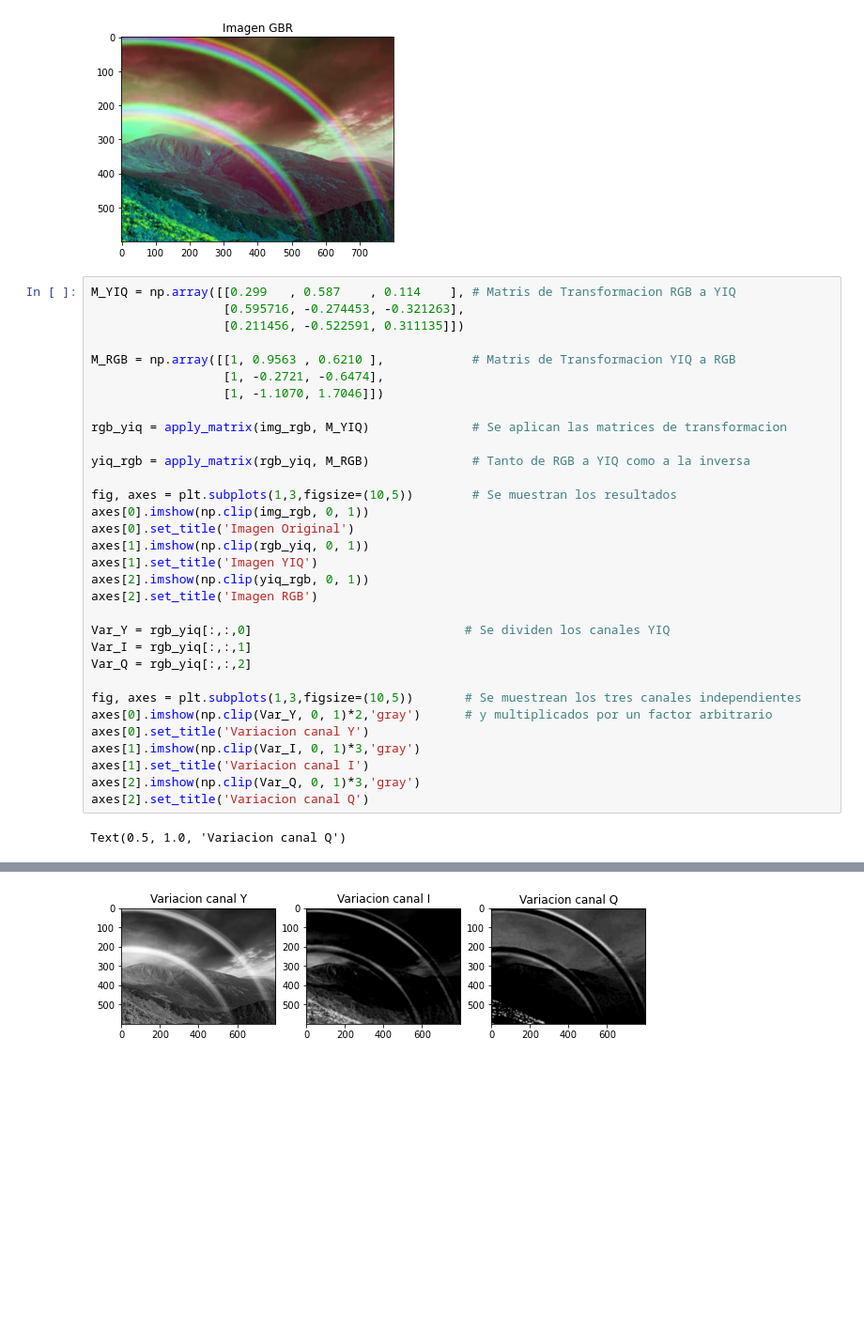
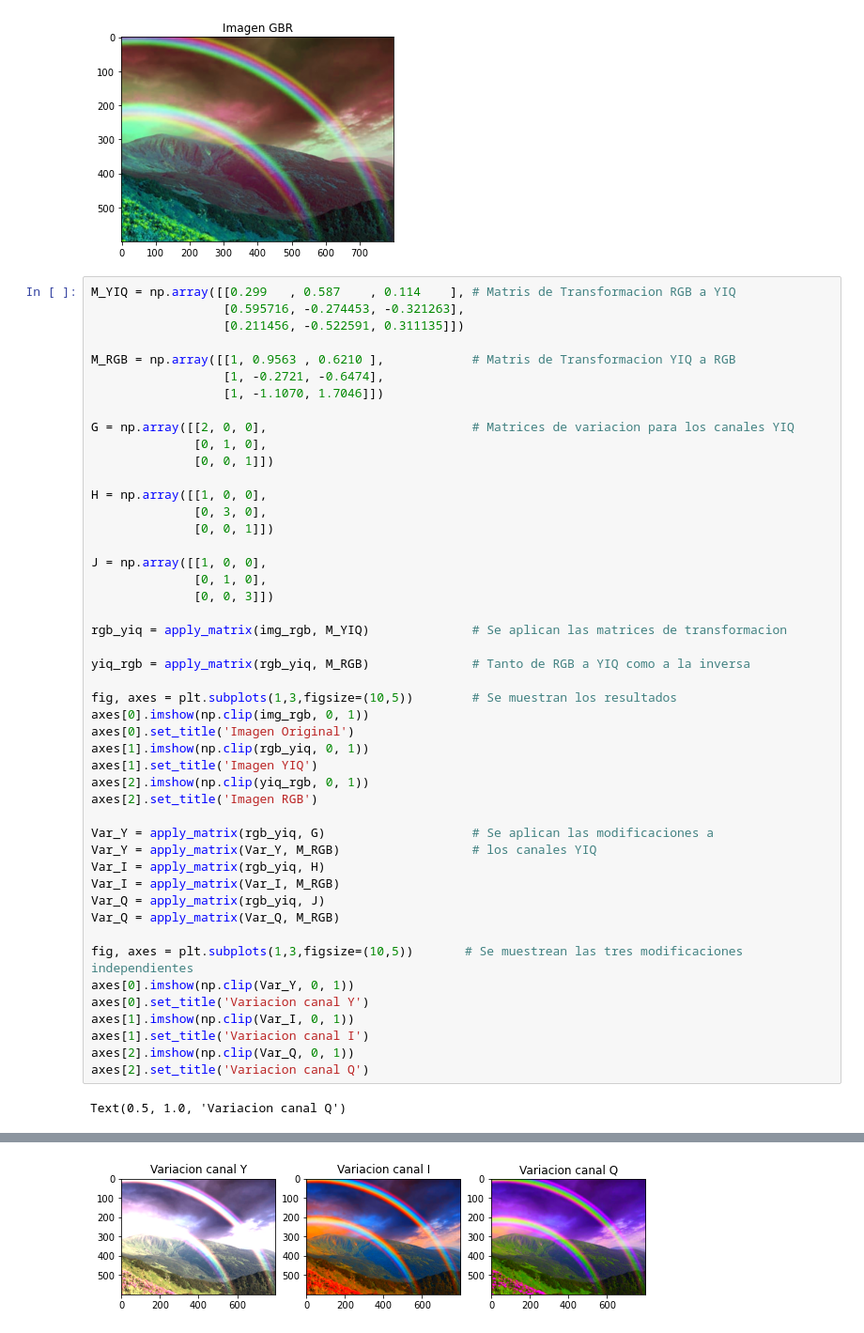
Before and after one commit to AlexMurrie/PDI, a Jupyter notebook: PDI_Murrie_Practica_1.ipynb, the cells around one changed output, grey strips where cells are left out. Shown at 94% size. Drawn from its saved outputs; the diff is of its cells as text; blank space fills up the shorter version.

```diff
--- a/PDI_Murrie_Practica_1.ipynb
+++ b/PDI_Murrie_Practica_1.ipynb
@@ -63,36 +63,51 @@ Text(0.5, 1.0, 'Imagen GBR')
 # %%
 M_YIQ = np.array([[0.299   , 0.587    , 0.114    ], # Matris de Transformacion RGB a YIQ
                   [0.595716, -0.274453, -0.321263],
                   [0.211456, -0.522591, 0.311135]])
 
 M_RGB = np.array([[1, 0.9563 , 0.6210 ],            # Matris de Transformacion YIQ a RGB
                   [1, -0.2721, -0.6474],
                   [1, -1.1070, 1.7046]])
+
+G = np.array([[2, 0, 0],                            # Matrices de variacion para los canales YIQ
+              [0, 1, 0],
+              [0, 0, 1]])
+
+H = np.array([[1, 0, 0],
+              [0, 3, 0],
+              [0, 0, 1]])
+
+J = np.array([[1, 0, 0],
+              [0, 1, 0],
+              [0, 0, 3]])
 
 rgb_yiq = apply_matrix(img_rgb, M_YIQ)              # Se aplican las matrices de transformacion
 
 yiq_rgb = apply_matrix(rgb_yiq, M_RGB)              # Tanto de RGB a YIQ como a la inversa
 
 fig, axes = plt.subplots(1,3,figsize=(10,5))        # Se muestran los resultados
 axes[0].imshow(np.clip(img_rgb, 0, 1))
 axes[0].set_title('Imagen Original')
 axes[1].imshow(np.clip(rgb_yiq, 0, 1))
 axes[1].set_title('Imagen YIQ')
 axes[2].imshow(np.clip(yiq_rgb, 0, 1))
 axes[2].set_title('Imagen RGB')
 
-Var_Y = rgb_yiq[:,:,0]                             # Se dividen los canales YIQ
-Var_I = rgb_yiq[:,:,1]
-Var_Q = rgb_yiq[:,:,2]
+Var_Y = apply_matrix(rgb_yiq, G)                    # Se aplican las modificaciones a
+Var_Y = apply_matrix(Var_Y, M_RGB)                  # los canales YIQ
+Var_I = apply_matrix(rgb_yiq, H)
+Var_I = apply_matrix(Var_I, M_RGB)
+Var_Q = apply_matrix(rgb_yiq, J)
+Var_Q = apply_matrix(Var_Q, M_RGB)
 
-fig, axes = plt.subplots(1,3,figsize=(10,5))       # Se muestrean los tres canales independientes
-axes[0].imshow(np.clip(Var_Y, 0, 1)*2,'gray')      # y multiplicados por un factor arbitrario
+fig, axes = plt.subplots(1,3,figsize=(10,5))       # Se muestrean las tres modificaciones independientes
+axes[0].imshow(np.clip(Var_Y, 0, 1))
 axes[0].set_title('Variacion canal Y')
-axes[1].imshow(np.clip(Var_I, 0, 1)*3,'gray')
+axes[1].imshow(np.clip(Var_I, 0, 1))
 axes[1].set_title('Variacion canal I')
-axes[2].imshow(np.clip(Var_Q, 0, 1)*3,'gray')
+axes[2].imshow(np.clip(Var_Q, 0, 1))
 axes[2].set_title('Variacion canal Q')
 # %% [output]
 Text(0.5, 1.0, 'Variacion canal Q')
 [figure]
-[figure, old version]
+[figure, new version]
```
